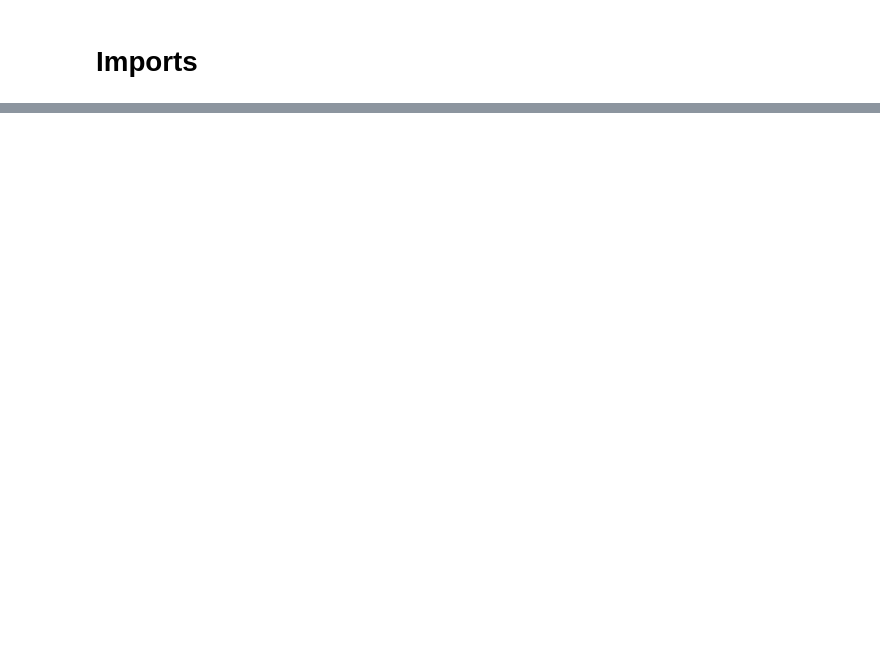
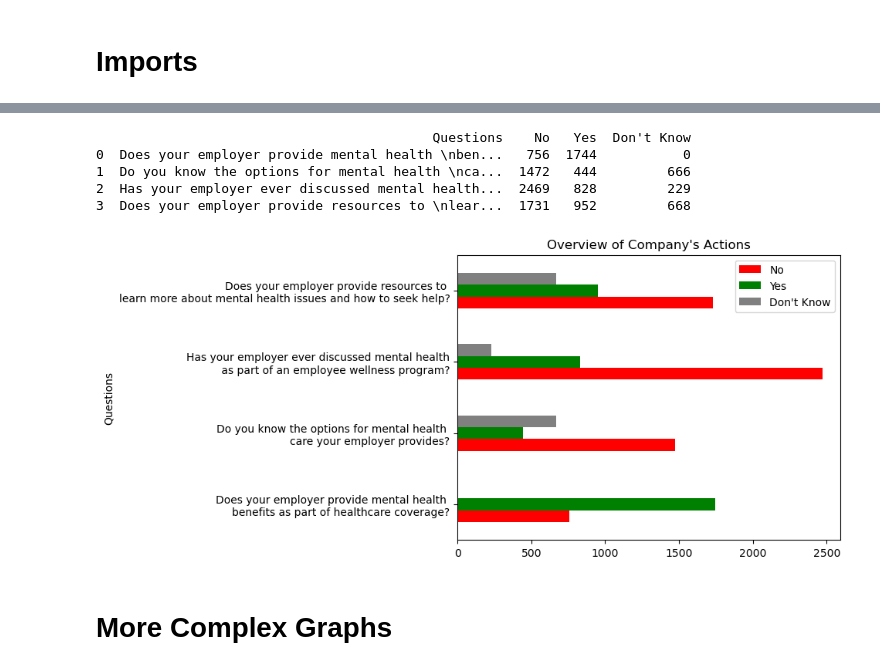
Before and after one commit to Itsamesamir/COMP0031, a Jupyter notebook: mentalHealth/Sachi - Company Actions/Sachi.ipynb, the cells around one changed output, grey strips where cells are left out. Saved outputs shown, nothing was run; the diff lists cells and outputs as text; code cells hidden in the pictures; blank space fills up the shorter version.

```diff
--- a/mentalHealth/Sachi - Company Actions/Sachi.ipynb
+++ b/mentalHealth/Sachi - Company Actions/Sachi.ipynb
@@ -130,0 +179,28 @@ plt.show()
+# %%
+# Graph for Overview of Company's Actions
+
+# create data
+df = pd.DataFrame([['Does your employer provide mental health \nbenefits as part of healthcare coverage?', y_values_q10[0], y_values_q10[1], y_values_q10[2]], \
+                   ['Do you know the options for mental health \ncare your employer provides?', y_values_q94_q14[0], y_values_q94_q14[1], y_values_q94_q14[2]], \
+                    ['Has your employer ever discussed mental health\n as part of an employee wellness program?', y_values_q95_q15[0], y_values_q95_q15[1], y_values_q95_q15[2]], \
+                    ['Does your employer provide resources to \nlearn more about mental health issues and how to seek help?', y_values_q96_q16[0], y_values_q96_q16[1], y_values_q96_q16[2]]], \
+                  columns=['Questions', 'No', 'Yes', 'Don\'t Know'])
+
+# view data
+print(df)
+
+# plot grouped bar chart
+df.plot(x='Questions',
+        kind='barh',
+        stacked=False,
+        title='Overview of Company\'s Actions',  color=['red', 'green', 'grey'])
+plt.show()
+# %% [output]
+                                           Questions    No   Yes  Don't Know
+0  Does your employer provide mental health \nben...   756  1744           0
+1  Do you know the options for mental health \nca...  1472   444         666
+2  Has your employer ever discussed mental health...  2469   828         229
+3  Does your employer provide resources to \nlear...  1731   952         668
+[figure, added]
+# %% [markdown]
+# More Complex Graphs
```
Also changed, not shown: parts of 7 cells of this notebook, 1 other file.
